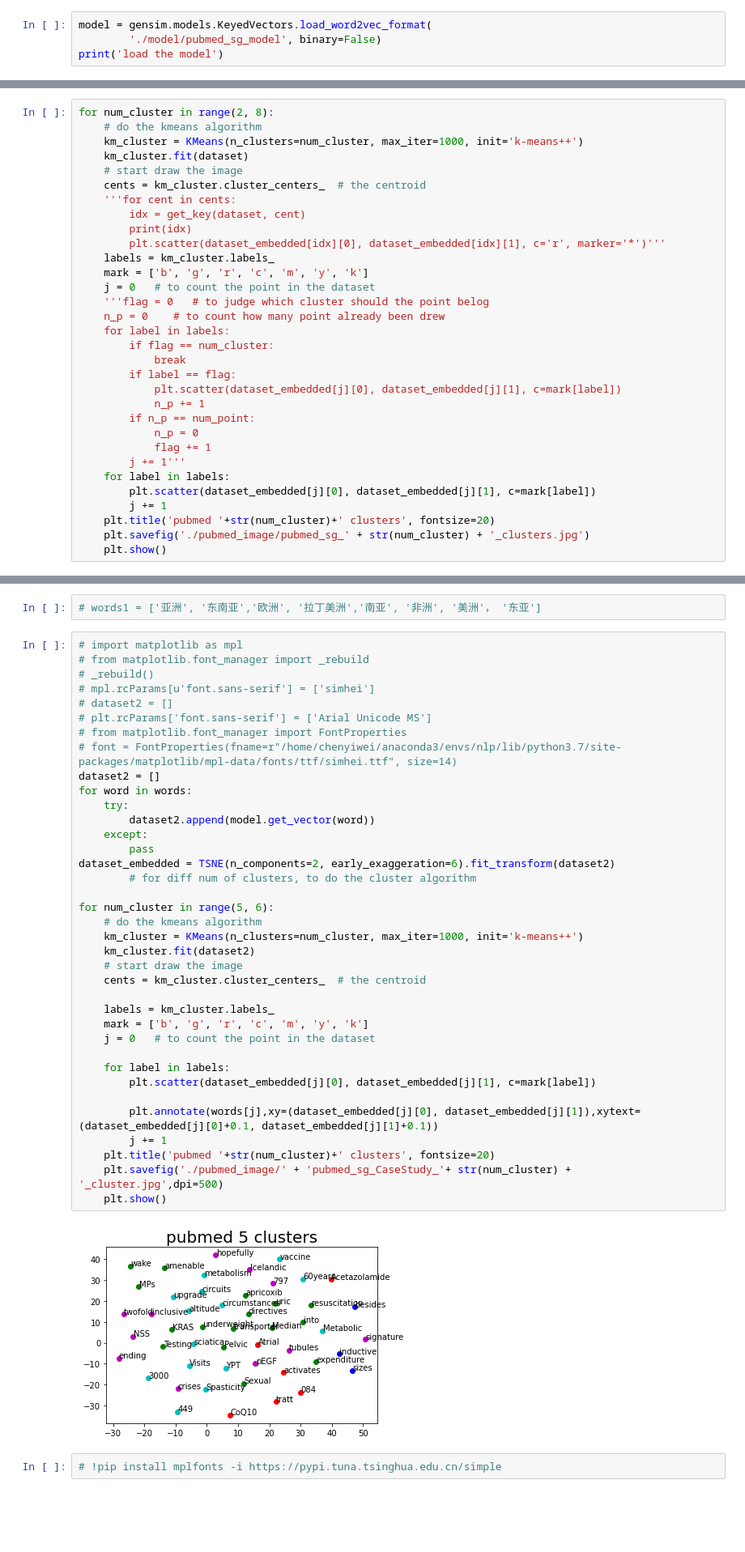
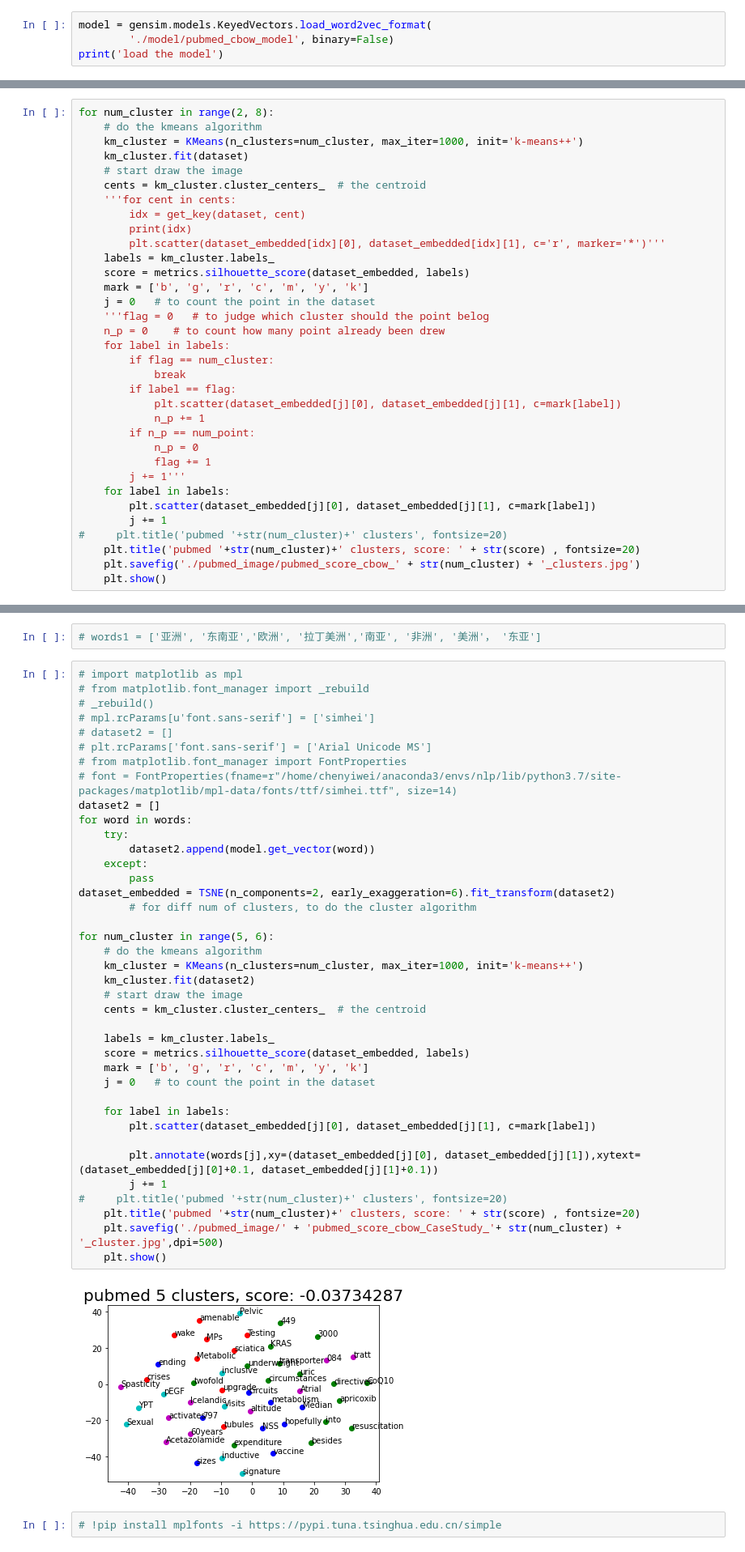
Before and after one commit to YiweiMelodyChen/NLP-Course-XJTU, a Jupyter notebook: Assignment1/w2v.ipynb, the cells around one changed output, grey strips where cells are left out. Shown at 81% size. Saved outputs shown, nothing was run; the diff lists cells and outputs as text; blank space fills up the shorter version.

```diff
--- a/Assignment1/w2v.ipynb
+++ b/Assignment1/w2v.ipynb
@@ -10,7 +11,7 @@ import matplotlib.pyplot as plt
 file_path = './dataset/pubmed-choose.txt'
 # %%
 model = gensim.models.KeyedVectors.load_word2vec_format(
-        './model/pubmed_sg_model', binary=False)
+        './model/pubmed_cbow_model', binary=False)
 print('load the model')
 # %% [output]
 load the model
@@ -74,6 +75,7 @@ for num_cluster in range(2, 8):
         print(idx)
         plt.scatter(dataset_embedded[idx][0], dataset_embedded[idx][1], c='r', marker='*')'''
     labels = km_cluster.labels_
+    score = metrics.silhouette_score(dataset_embedded, labels)
     mark = ['b', 'g', 'r', 'c', 'm', 'y', 'k']
     j = 0   # to count the point in the dataset
     '''flag = 0   # to judge which cluster should the point belog
@@ -91,7 +93,8 @@ for num_cluster in range(2, 8):
     for label in labels:
         plt.scatter(dataset_embedded[j][0], dataset_embedded[j][1], c=mark[label])
         j += 1
-    plt.title('pubmed '+str(num_cluster)+' clusters', fontsize=20)
-    plt.savefig('./pubmed_image/pubmed_sg_' + str(num_cluster) + '_clusters.jpg')
+#     plt.title('pubmed '+str(num_cluster)+' clusters', fontsize=20)
+    plt.title('pubmed '+str(num_cluster)+' clusters, score: ' + str(score) , fontsize=20)
+    plt.savefig('./pubmed_image/pubmed_score_cbow_' + str(num_cluster) + '_clusters.jpg')
     plt.show()
 # %% [output]
@@ -142,36 +145,38 @@ words
 # plt.rcParams['font.sans-serif'] = ['Arial Unicode MS']
 # from matplotlib.font_manager import FontProperties
 # font = FontProperties(fname=r"/home/chenyiwei/anaconda3/envs/nlp/lib/python3.7/site-packages/matplotlib/mpl-data/fonts/ttf/simhei.ttf", size=14)
 dataset2 = []
 for word in words:
     try:
         dataset2.append(model.get_vector(word))
     except:
         pass
 dataset_embedded = TSNE(n_components=2, early_exaggeration=6).fit_transform(dataset2)
         # for diff num of clusters, to do the cluster algorithm
 
 for num_cluster in range(5, 6):
     # do the kmeans algorithm
     km_cluster = KMeans(n_clusters=num_cluster, max_iter=1000, init='k-means++')
     km_cluster.fit(dataset2)
     # start draw the image
     cents = km_cluster.cluster_centers_  # the centroid
 
     labels = km_cluster.labels_
+    score = metrics.silhouette_score(dataset_embedded, labels)
     mark = ['b', 'g', 'r', 'c', 'm', 'y', 'k']
     j = 0   # to count the point in the dataset
 
     for label in labels:
         plt.scatter(dataset_embedded[j][0], dataset_embedded[j][1], c=mark[label])
 
         plt.annotate(words[j],xy=(dataset_embedded[j][0], dataset_embedded[j][1]),xytext=(dataset_embedded[j][0]+0.1, dataset_embedded[j][1]+0.1))
         j += 1
-    plt.title('pubmed '+str(num_cluster)+' clusters', fontsize=20)
-    plt.savefig('./pubmed_image/' + 'pubmed_sg_CaseStudy_'+ str(num_cluster) + '_cluster.jpg',dpi=500)
+#     plt.title('pubmed '+str(num_cluster)+' clusters', fontsize=20)
+    plt.title('pubmed '+str(num_cluster)+' clusters, score: ' + str(score) , fontsize=20)
+    plt.savefig('./pubmed_image/' + 'pubmed_score_cbow_CaseStudy_'+ str(num_cluster) + '_cluster.jpg',dpi=500)
     plt.show()
 # %% [output]
-[figure, old version]
+[figure, new version]
 # %%
 # !pip install mplfonts -i https://pypi.tuna.tsinghua.edu.cn/simple
 # %%
```
Also changed, not shown: parts of 2 cells of this notebook, 1 other file.
